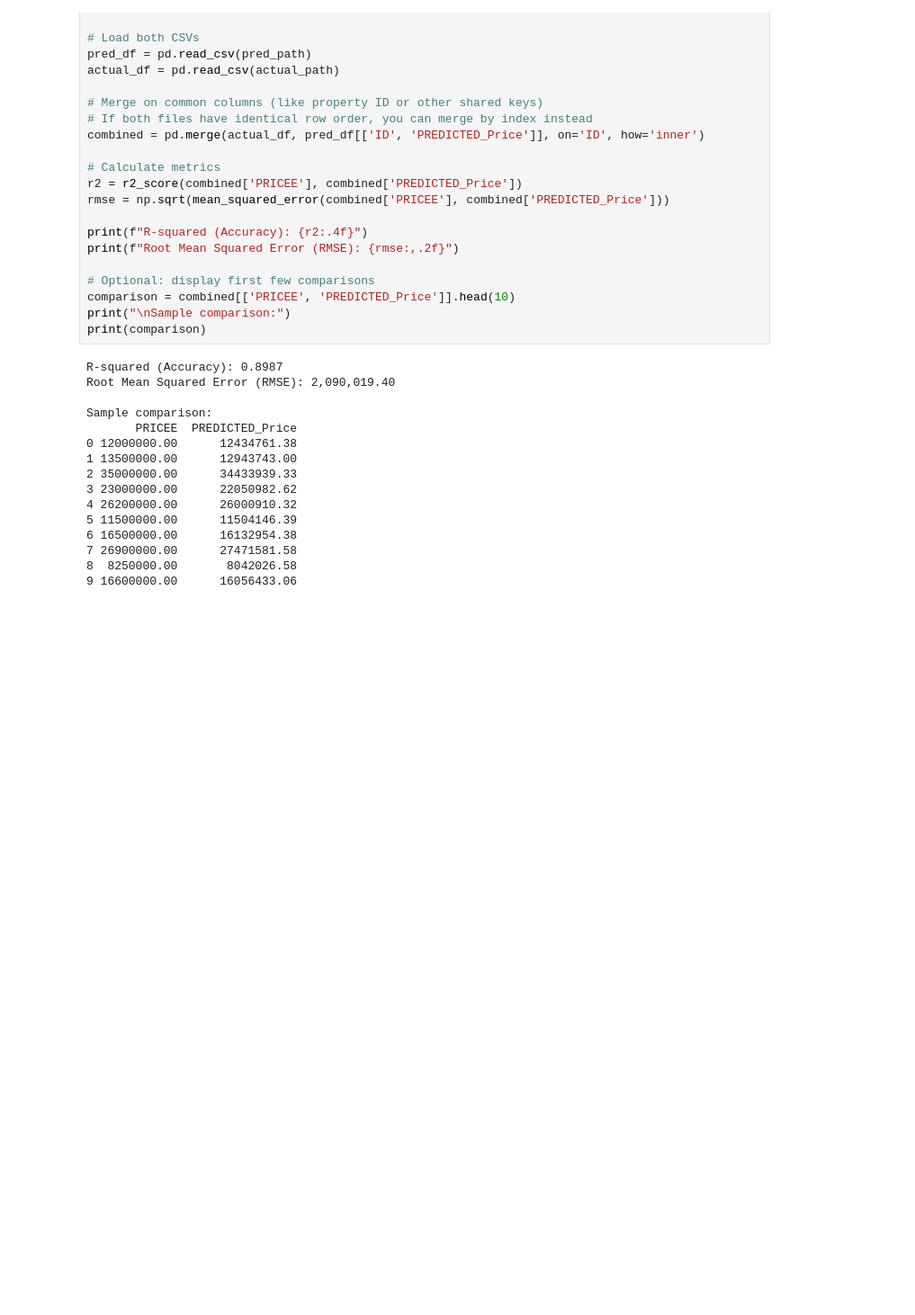
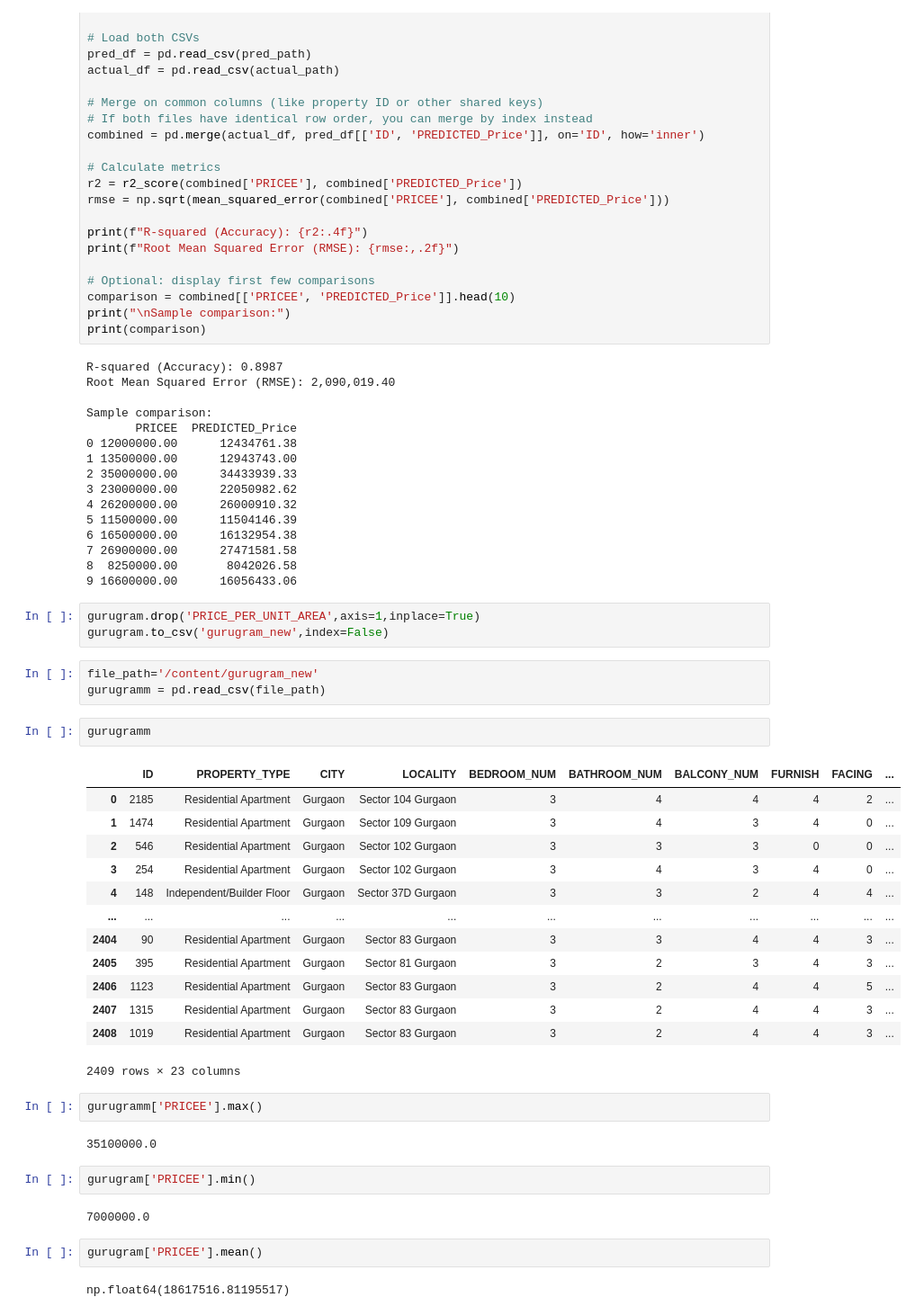
Before and after one commit to rohansejwal-netizen/Price-Prediction, a Jupyter notebook: gurugram.ipynb, the cells around one changed output. Shown: that part at 90% size. Cells and saved outputs as stored; diff of their text form; blank space fills up the shorter version.

```diff
--- a/gurugram.ipynb
+++ b/gurugram.ipynb
@@ -870,3 +870,37 @@ Sample comparison:
 7 26900000.00      27471581.58
 8  8250000.00       8042026.58
 9 16600000.00      16056433.06
+# %%
+gurugram.drop('PRICE_PER_UNIT_AREA',axis=1,inplace=True)
+gurugram.to_csv('gurugram_new',index=False)
+# %%
+file_path='/content/gurugram_new'
+gurugramm = pd.read_csv(file_path)
+# %%
+gurugramm
+# %% [output]
+|  | ID | PROPERTY_TYPE | CITY | LOCALITY | BEDROOM_NUM | BATHROOM_NUM | BALCONY_NUM | FURNISH | FACING | ... |
+| 0 | 2185 | Residential Apartment | Gurgaon | Sector 104 Gurgaon | 3 | 4 | 4 | 4 | 2 | ... |
+| 1 | 1474 | Residential Apartment | Gurgaon | Sector 109 Gurgaon | 3 | 4 | 3 | 4 | 0 | ... |
+| 2 | 546 | Residential Apartment | Gurgaon | Sector 102 Gurgaon | 3 | 3 | 3 | 0 | 0 | ... |
+| 3 | 254 | Residential Apartment | Gurgaon | Sector 102 Gurgaon | 3 | 4 | 3 | 4 | 0 | ... |
+| 4 | 148 | Independent/Builder Floor | Gurgaon | Sector 37D Gurgaon | 3 | 3 | 2 | 4 | 4 | ... |
+| ... | ... | ... | ... | ... | ... | ... | ... | ... | ... | ... |
+| 2404 | 90 | Residential Apartment | Gurgaon | Sector 83 Gurgaon | 3 | 3 | 4 | 4 | 3 | ... |
+| 2405 | 395 | Residential Apartment | Gurgaon | Sector 81 Gurgaon | 3 | 2 | 3 | 4 | 3 | ... |
+| 2406 | 1123 | Residential Apartment | Gurgaon | Sector 83 Gurgaon | 3 | 2 | 4 | 4 | 5 | ... |
+| 2407 | 1315 | Residential Apartment | Gurgaon | Sector 83 Gurgaon | 3 | 2 | 4 | 4 | 3 | ... |
+| 2408 | 1019 | Residential Apartment | Gurgaon | Sector 83 Gurgaon | 3 | 2 | 4 | 4 | 3 | ... |
+2409 rows × 23 columns
+# %%
+gurugramm['PRICEE'].max()
+# %% [output]
+35100000.0
+# %%
+gurugram['PRICEE'].min()
+# %% [output]
+7000000.0
+# %%
+gurugram['PRICEE'].mean()
+# %% [output]
+np.float64(18617516.81195517)
```
Also changed, not shown: parts of 1 cell of this notebook.
